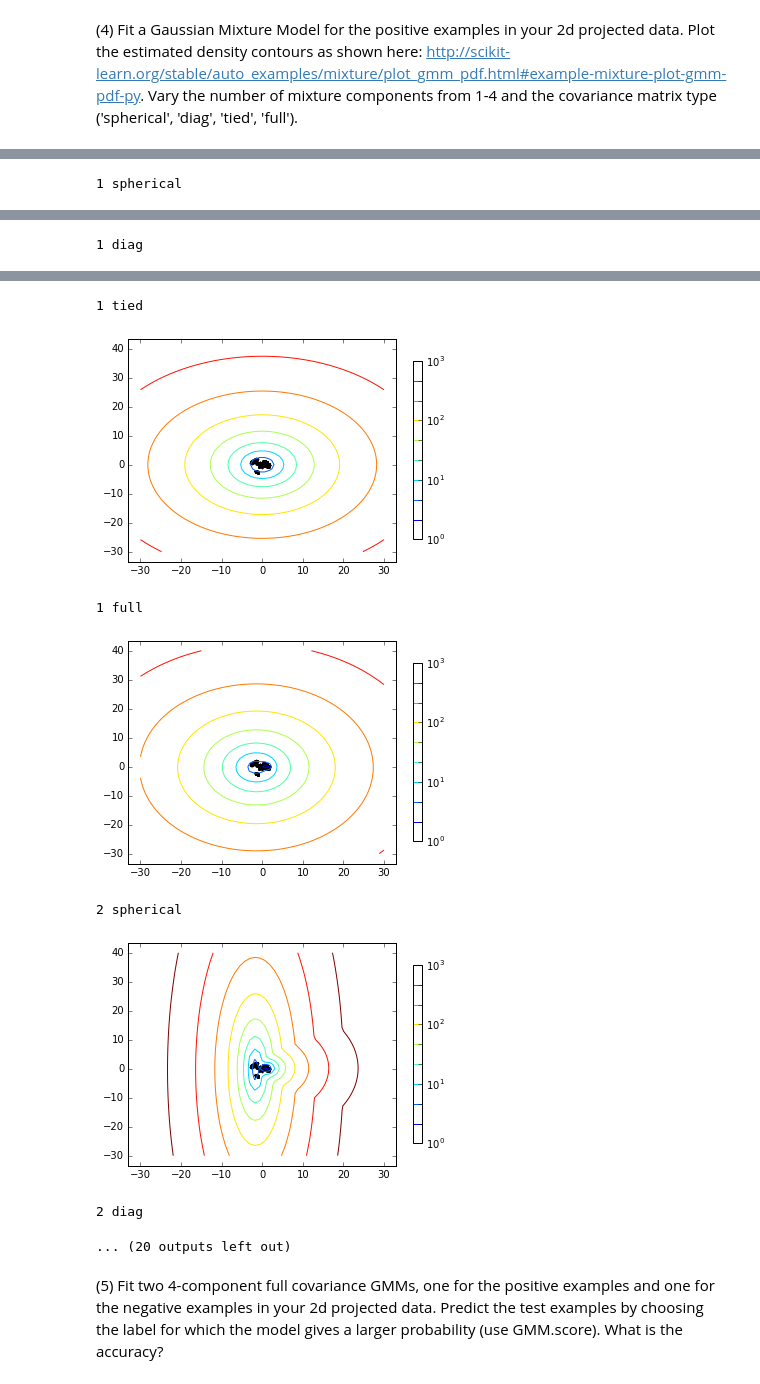
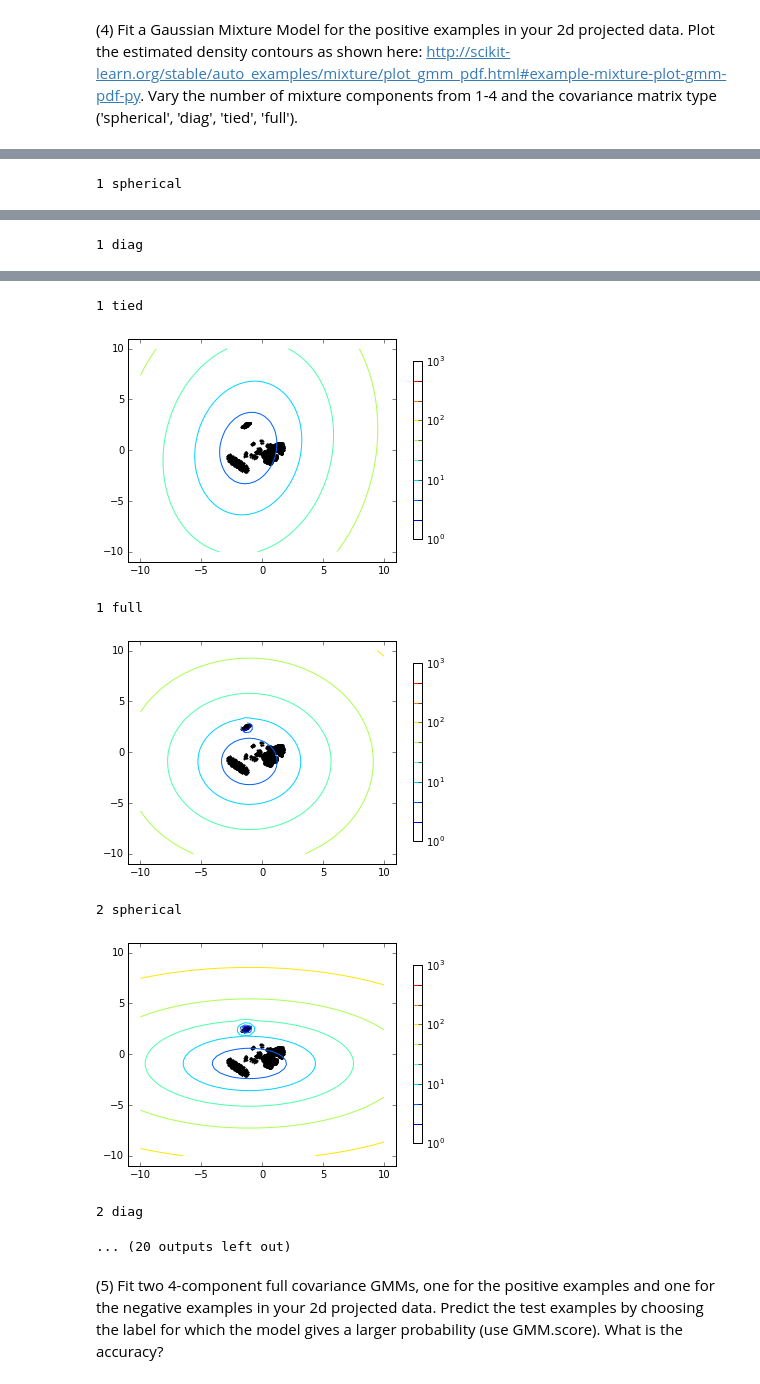
Before and after one commit to divpat18/w207, a Jupyter notebook: divyang_prateek_p3.ipynb, the cells around one changed output, grey strips where cells are left out. Saved outputs shown, nothing was run; the diff lists cells and outputs as text; code cells hidden in the pictures.

```diff
--- a/divyang_prateek_p3.ipynb
+++ b/divyang_prateek_p3.ipynb
@@ -98,9 +98,18 @@ def P2():
 ### STUDENT START ###
     p2_pca = PCA(n_components=2)
     data = p2_pca.fit_transform(train_data)
-    print 'Data',data.shape
-    #plt.scatter(p2_pca.components_[0],p2_pca.components_[1],c=['#FF0000', '#0000FF'])
-    plt.scatter(data[:,0],data[:,1],c=['#FF0000', '#0000FF'])
+    pos, neg = extractData(data,train_labels)
+    print pos.shape,neg.shape
+    plt.scatter(pos[:,0],pos[:,1],c='#0000FF')
+    plt.scatter(neg[:,0],neg[:,1],c='#FF0000')
+
+def extractData(rawData,rawLabels):
+    p=1
+    n=0
+    pos_boolean = np.equal(rawLabels,p)
+    neg_boolean = np.equal(rawLabels,n)
+    return rawData[pos_boolean,:],rawData[neg_boolean,:]
+
 ### STUDENT END ###
 
 P2()
@@ -153,13 +172,14 @@ def P4():
 ### STUDENT START ###
     p4_pca = PCA(n_components=2)
     tr_data = p4_pca.fit_transform(train_data)
+    pos,neg = extractData(tr_data,train_labels)
     for n in range(1,5):
         for cov_matrix in ['spherical', 'diag', 'tied', 'full']:
             gmm_clf = GMM(n_components=n,covariance_type=cov_matrix)
-            gmm_clf.fit(tr_data)
+            gmm_clf.fit(pos)
 
-            x = np.linspace(-30.0, 30.0)
-            y = np.linspace(-30.0, 40.0)
+            x = np.linspace(-10.0, 10.0)
+            y = np.linspace(-10.0, 10.0)
             X, Y = np.meshgrid(x, y)
             XX = np.array([X.ravel(), Y.ravel()]).T
             Z = -gmm_clf.score_samples(XX)[0]
@@ -187,9 +207,9 @@ P4()
 1 tied
-[figure, old version]
+[figure, new version]
 1 full
-[figure, old version]
+[figure, new version]
 2 spherical
-[figure, old version]
+[figure, new version]
 2 diag
 ... (20 outputs left out)
 # %% [markdown]
```
Also changed, not shown: parts of 5 cells of this notebook.
